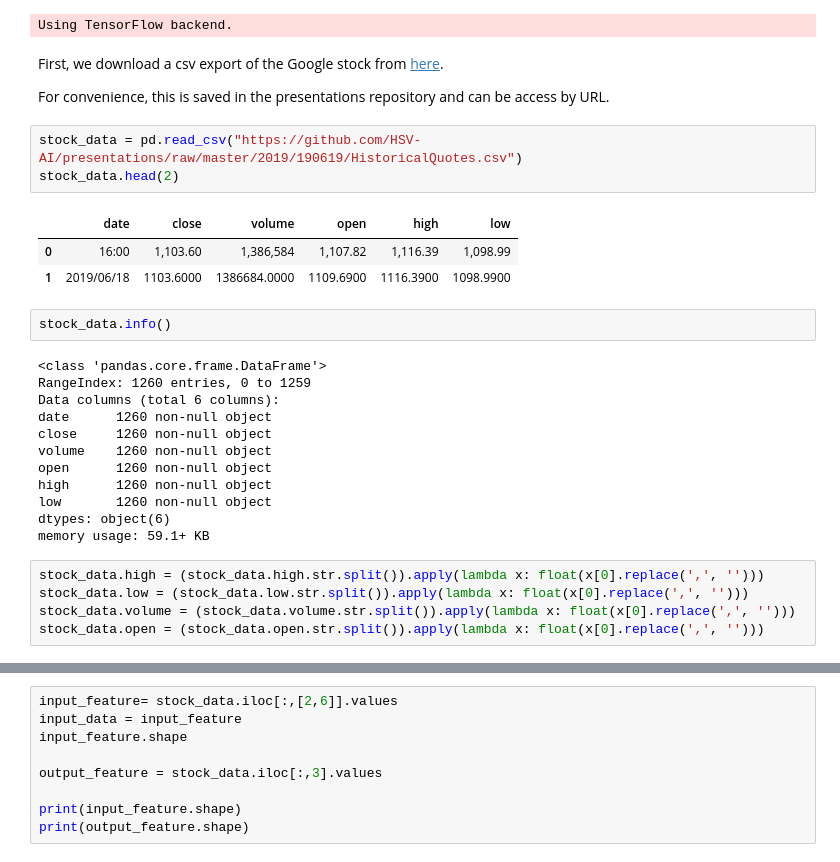
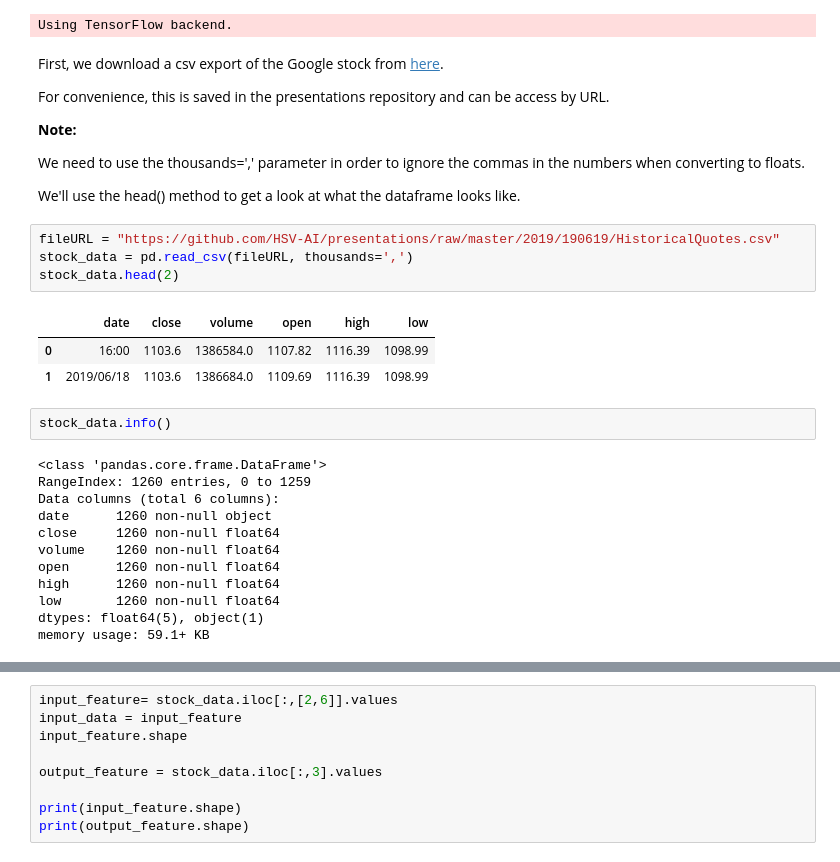
Before and after one commit to HSV-AI/presentations, a Jupyter notebook: 2019/190619/190619_RNN_TimeSeries.ipynb, the cells around one changed output, grey strips where cells are left out. Saved outputs shown, nothing was run; the diff lists cells and outputs as text.

```diff
--- a/2019/190619/190619_RNN_TimeSeries.ipynb
+++ b/2019/190619/190619_RNN_TimeSeries.ipynb
@@ -45,13 +45,20 @@ Using TensorFlow backend.
 First, we download a csv export of the Google stock from [here](https://www.nasdaq.com/symbol/goog/historical).
 
 For convenience, this is saved in the presentations repository and can be access by URL.
+
+**Note:**
+
+We need to use the thousands=',' parameter in order to ignore the commas in the numbers when converting to floats.
+
+We'll use the head() method to get a look at what the dataframe looks like.
 # %%
-stock_data = pd.read_csv("https://github.com/HSV-AI/presentations/raw/master/2019/190619/HistoricalQuotes.csv")
+fileURL = "https://github.com/HSV-AI/presentations/raw/master/2019/190619/HistoricalQuotes.csv"
+stock_data = pd.read_csv(fileURL, thousands=',')
 stock_data.head(2)
 # %% [output]
 |  | date | close | volume | open | high | low |
-| 0 | 16:00 | 1,103.60 | 1,386,584 | 1,107.82 | 1,116.39 | 1,098.99 |
-| 1 | 2019/06/18 | 1103.6000 | 1386684.0000 | 1109.6900 | 1116.3900 | 1098.9900 |
+| 0 | 16:00 | 1103.6 | 1386584.0 | 1107.82 | 1116.39 | 1098.99 |
+| 1 | 2019/06/18 | 1103.6 | 1386684.0 | 1109.69 | 1116.39 | 1098.99 |
 # %%
 stock_data.info()
 # %% [output]
@@ -59,18 +66,13 @@ stock_data.info()
 RangeIndex: 1260 entries, 0 to 1259
 Data columns (total 6 columns):
 date      1260 non-null object
-close     1260 non-null object
-volume    1260 non-null object
-open      1260 non-null object
-high      1260 non-null object
-low       1260 non-null object
-dtypes: object(6)
+close     1260 non-null float64
+volume    1260 non-null float64
+open      1260 non-null float64
+high      1260 non-null float64
+low       1260 non-null float64
+dtypes: float64(5), object(1)
 memory usage: 59.1+ KB
-# %%
-stock_data.high = (stock_data.high.str.split()).apply(lambda x: float(x[0].replace(',', '')))
-stock_data.low = (stock_data.low.str.split()).apply(lambda x: float(x[0].replace(',', '')))
-stock_data.volume = (stock_data.volume.str.split()).apply(lambda x: float(x[0].replace(',', '')))
-stock_data.open = (stock_data.open.str.split()).apply(lambda x: float(x[0].replace(',', '')))
 # %%
 
 stock_data["average"] = (stock_data["high"] + stock_data["low"])/2
```
Also changed, not shown: parts of 13 cells of this notebook.
